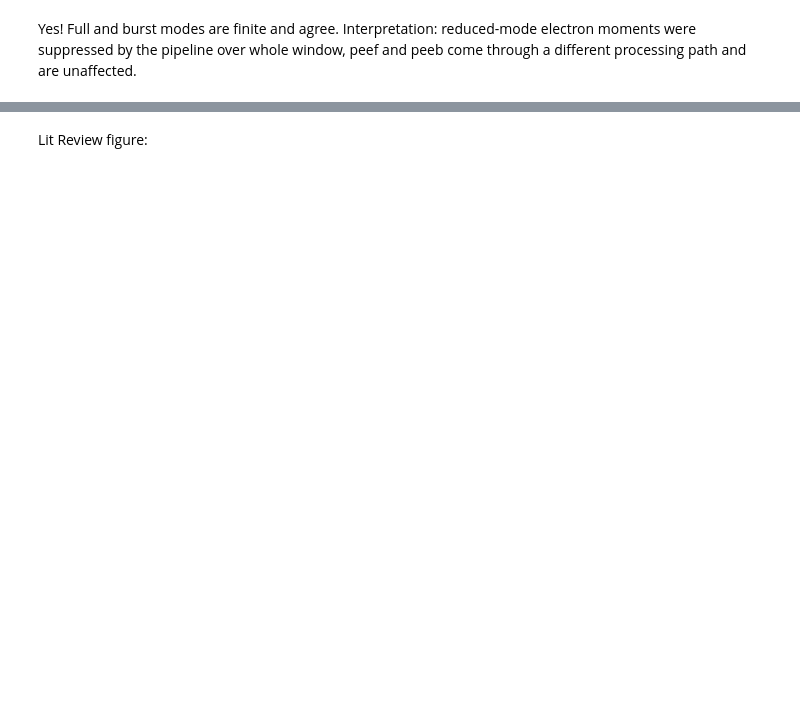
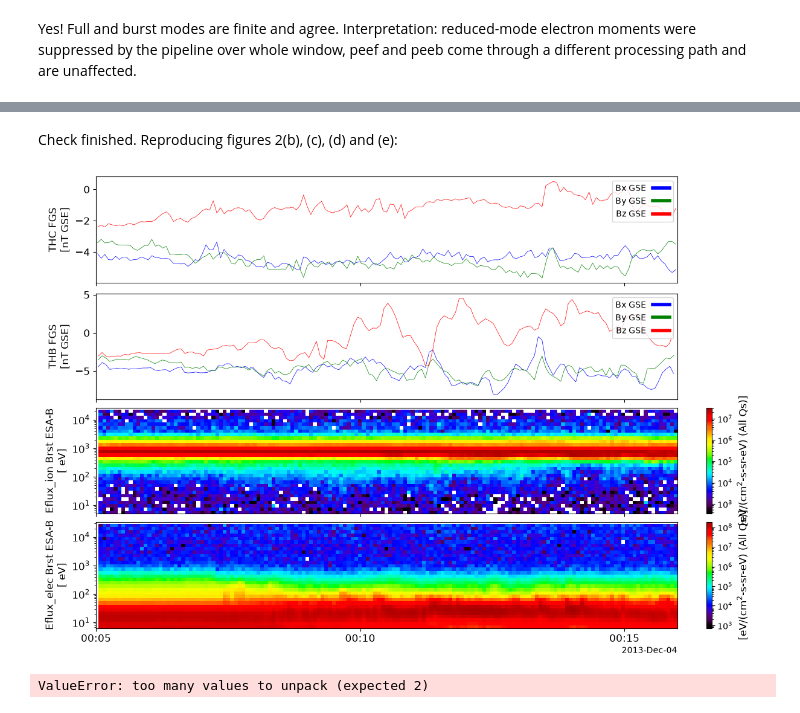
Before and after one commit to yulunwu000/artemis-lunar-plasma, a Jupyter notebook: notebooks/02_sawyer_reproduction.ipynb, the cells around one changed output, grey strips where cells are left out. Saved outputs shown, nothing was run; the diff lists cells and outputs as text; code cells hidden in the pictures; blank space fills up the shorter version.

```diff
--- a/notebooks/02_sawyer_reproduction.ipynb
+++ b/notebooks/02_sawyer_reproduction.ipynb
@@ -104,2 +210,0 @@ for v in ['thb_peef_velocity_gse', 'thb_peif_velocity_gse']:
-# %% [markdown]
-Lit Review figure:
@@ -226,0 +211,21 @@ for sp, n in counts.items():
+# %% [markdown]
+Check finished. Reproducing figures 2(b), (c), (d) and (e):
+# %%
+tplot(['thc_fgs_gse', 'thb_fgs_gse', 'thb_peib_en_eflux', 'thb_peeb_en_eflux'])
+# %% [output]
+[figure, added]
+# %%
+import numpy as np
+from pyspedas import get_data, store_data, options, tplot
+
+t_pos, pos = get_data('thb_pos_sse')
+print(pos[0])                                   # check the units first
+
+R_L = 1737.4                                    # lunar radius, km
+alt = np.linalg.norm(pos, axis=1) - R_L         # distance from the Moon's centre, minus the radius
+store_data('thb_alt', data={'x': t_pos, 'y': alt})
+options('thb_alt', 'ytitle', 'Altitude [km]')
+
+tplot(['thb_alt', 'thc_fgl_gse', 'thb_fgh_gse', 'thb_peib_en_eflux', 'thb_peeb_en_eflux'])
+# %% [output]
+ValueError: too many values to unpack (expected 2)
```
Also changed, not shown: parts of 10 cells of this notebook.
